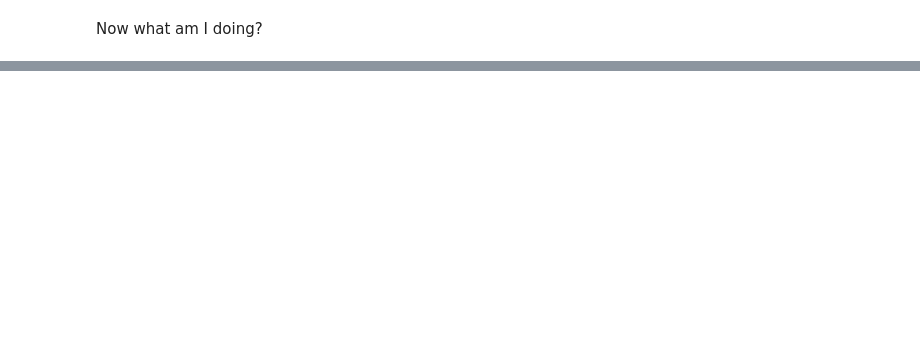
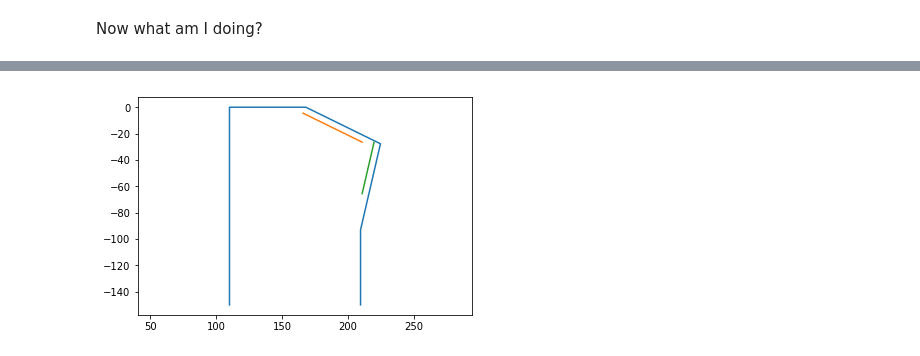
Before and after one commit to erelson/numa2, a Jupyter notebook: numac_porting/leg_ik_interactive-multiple.ipynb, the cells around one changed output, grey strips where cells are left out. Cells and saved outputs as stored; diff of their text form; code cells hidden in the pictures; blank space fills up the shorter version.

```diff
--- a/numac_porting/leg_ik_interactive-multiple.ipynb
+++ b/numac_porting/leg_ik_interactive-multiple.ipynb
@@ -139,0 +146,17 @@ from
+# %%
+# Looking at a single set of points for debugging
+plt.figure()
+ax1 = plt.subplot(1,1,1)
+#snapshot(gait, x, 10000)
+pts  = mkpts()
+xvals, yvals = np.transpose(pts[:])
+ax1.set_aspect('equal', 'datalim')
+ax1.plot(xvals, yvals)
+
+# gen and plot servo sides
+sidepts = gen_sides(pts, sides=[side23, side34])
+for ptset in sidepts[:]:
+    xvals, yvals = np.transpose(ptset[:])
+    ax1.plot(xvals, yvals)
+# %% [output]
+[figure, added]
```
Also changed, not shown: parts of 10 cells of this notebook, 1 other file.
